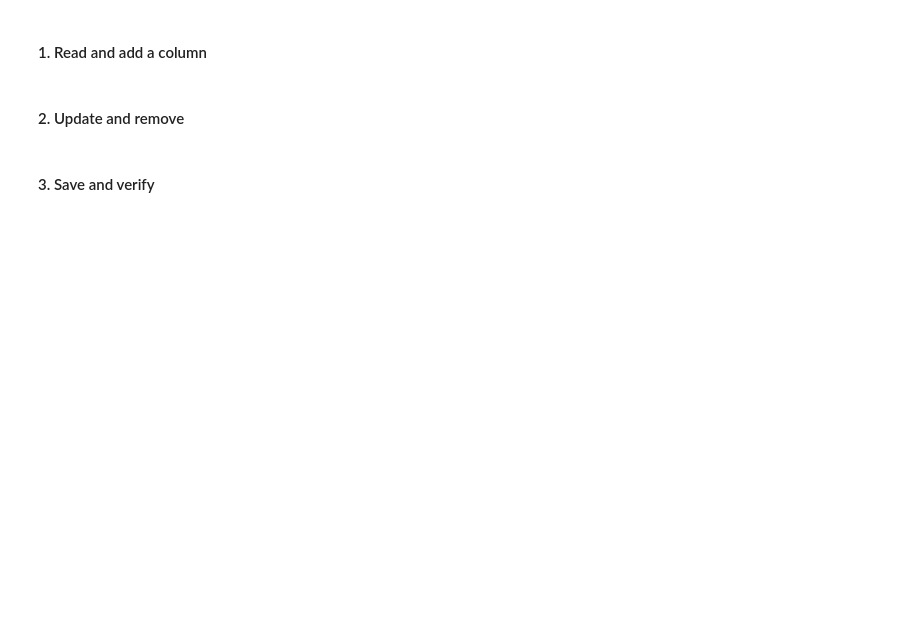
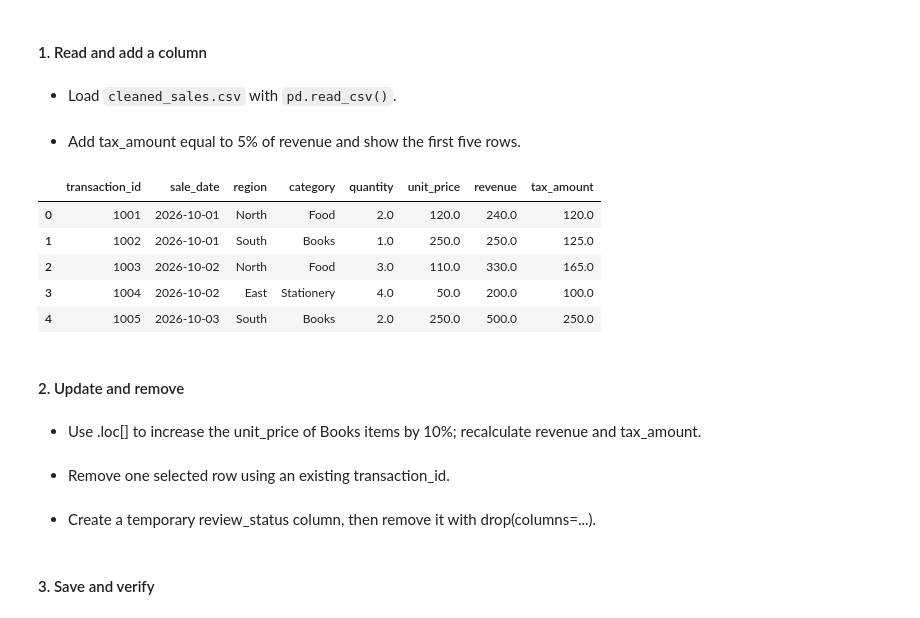
Before and after one commit to mj-awad17/AI-Engineering-bootcamp, a Jupyter notebook: Week-2/Assignment/mjawad_003721.ipynb, the cells around one changed output. Cells and saved outputs as stored; diff of their text form; code cells hidden in the pictures; blank space fills up the shorter version.

```diff
--- a/Week-2/Assignment/mjawad_003721.ipynb
+++ b/Week-2/Assignment/mjawad_003721.ipynb
@@ -247,4 +253,25 @@ df_clean.to_csv(cleaned_file, index=False)
 # %% [markdown]
 #### 1. Read and add a column
+# %% [markdown]
+- Load `cleaned_sales.csv` with `pd.read_csv()`.
+# %%
+df_partb = pd.read_csv("cleaned_sales.csv")
+# %% [markdown]
+- Add tax_amount equal to 5% of revenue and show the first five rows.
+# %%
+# 5% tax_amount add to revenue column
+df_partb["tax_amount"] = df_partb["revenue"] * 0.5
+
+# display the first 5 rows
+df_partb.head(5)
+# %% [output]
+|  | transaction_id | sale_date | region | category | quantity | unit_price | revenue | tax_amount |
+| 0 | 1001 | 2026-10-01 | North | Food | 2.0 | 120.0 | 240.0 | 120.0 |
+| 1 | 1002 | 2026-10-01 | South | Books | 1.0 | 250.0 | 250.0 | 125.0 |
+| 2 | 1003 | 2026-10-02 | North | Food | 3.0 | 110.0 | 330.0 | 165.0 |
+| 3 | 1004 | 2026-10-02 | East | Stationery | 4.0 | 50.0 | 200.0 | 100.0 |
+| 4 | 1005 | 2026-10-03 | South | Books | 2.0 | 250.0 | 500.0 | 250.0 |
 # %% [markdown]
 #### 2. Update and remove
+# %% [markdown]
+- Use .loc[] to increase the unit_price of Books items by 10%; recalculate revenue and tax_amount.
@@ -251,2 +283,6 @@ df_clean.to_csv(cleaned_file, index=False)
+# %% [markdown]
+- Remove one selected row using an existing transaction_id.
+# %% [markdown]
+- Create a temporary review_status column, then remove it with drop(columns=...).
 # %% [markdown]
 #### 3. Save and verify
```
Also changed, not shown: parts of 3 cells of this notebook, 1 other file.
